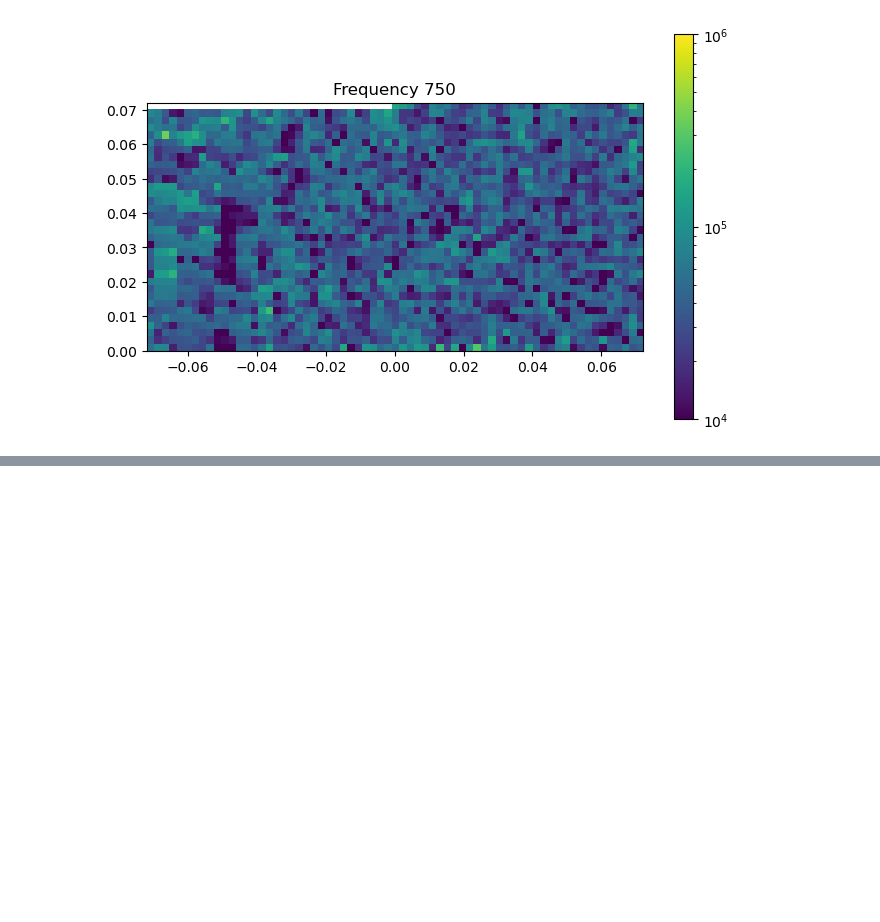
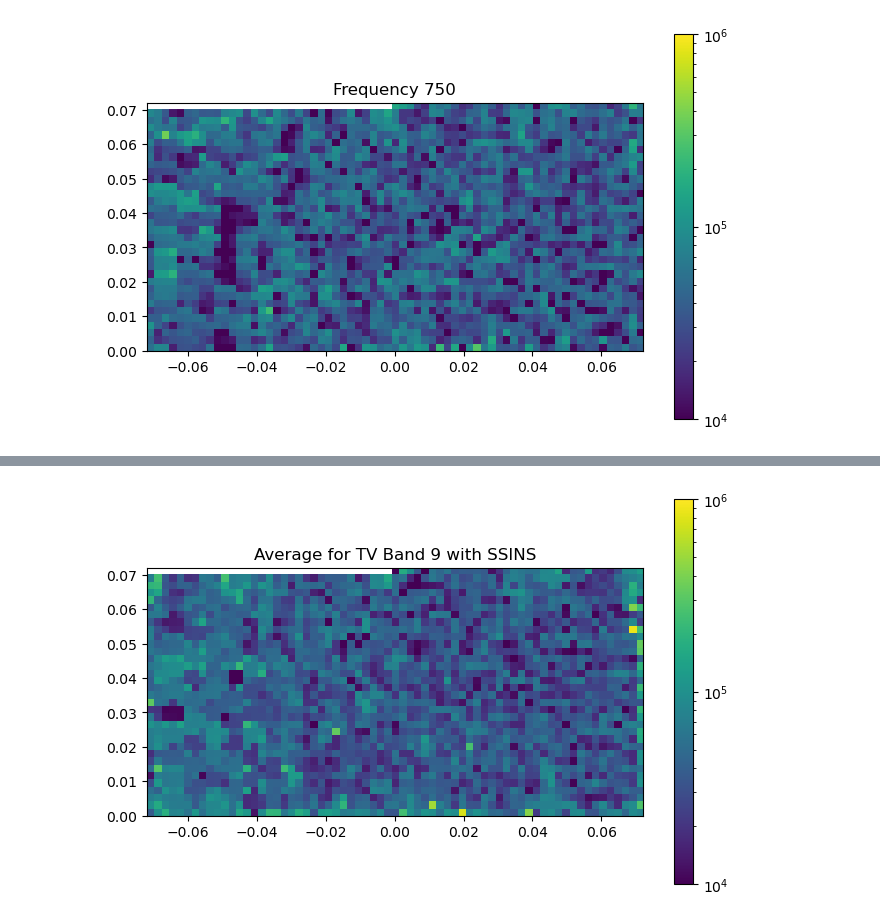
Before and after one commit to cvzamora/mwa_decontamination, a Jupyter notebook: MWA_Decontamination.ipynb, the cells around one changed output, grey strips where cells are left out. Drawn from its saved outputs; the diff is of its cells as text; code cells hidden in the pictures; blank space fills up the shorter version.

```diff
--- a/MWA_Decontamination.ipynb
+++ b/MWA_Decontamination.ipynb
@@ -304,0 +177,4 @@ Text(0.5, 1.0, 'Frequency 750')
+# %%
+plot_704_TV_ws(0, 700, 752)
+# %% [output]
+[figure, added]
```
Also changed, not shown: parts of 52 cells of this notebook.
